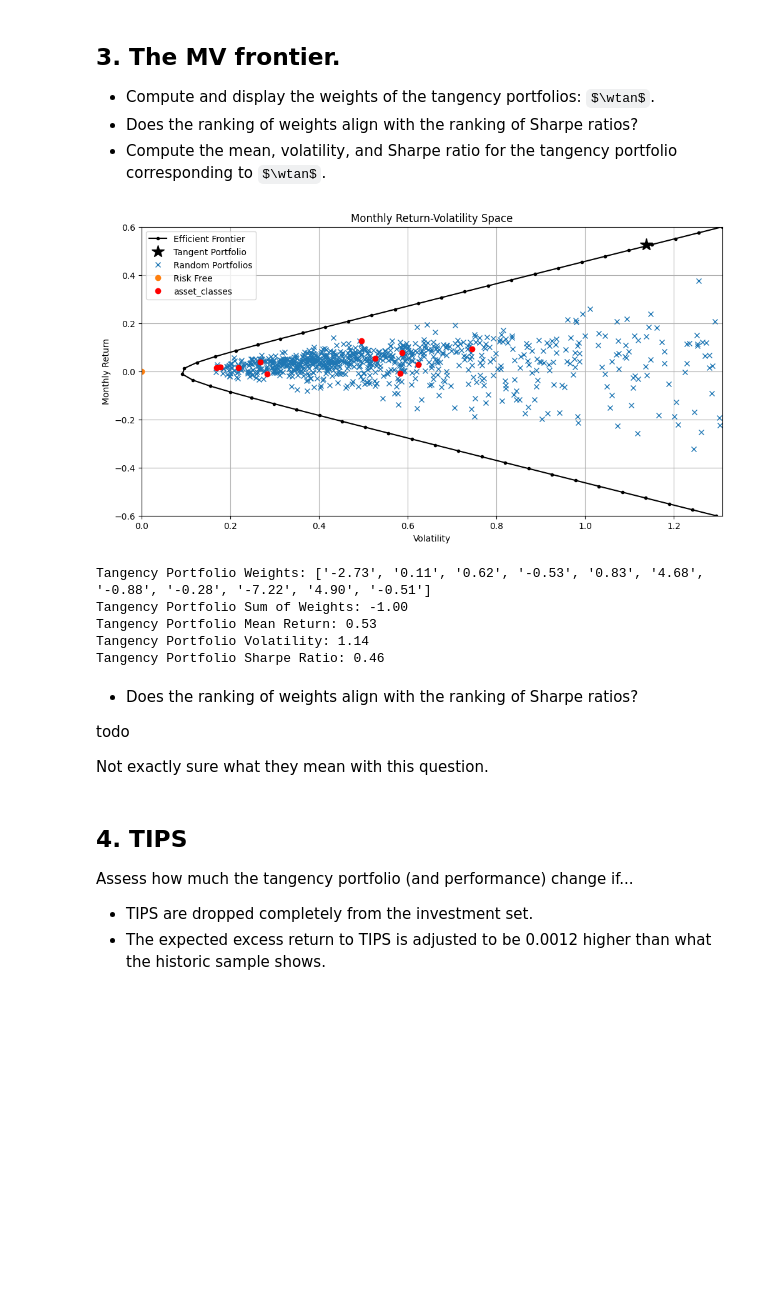
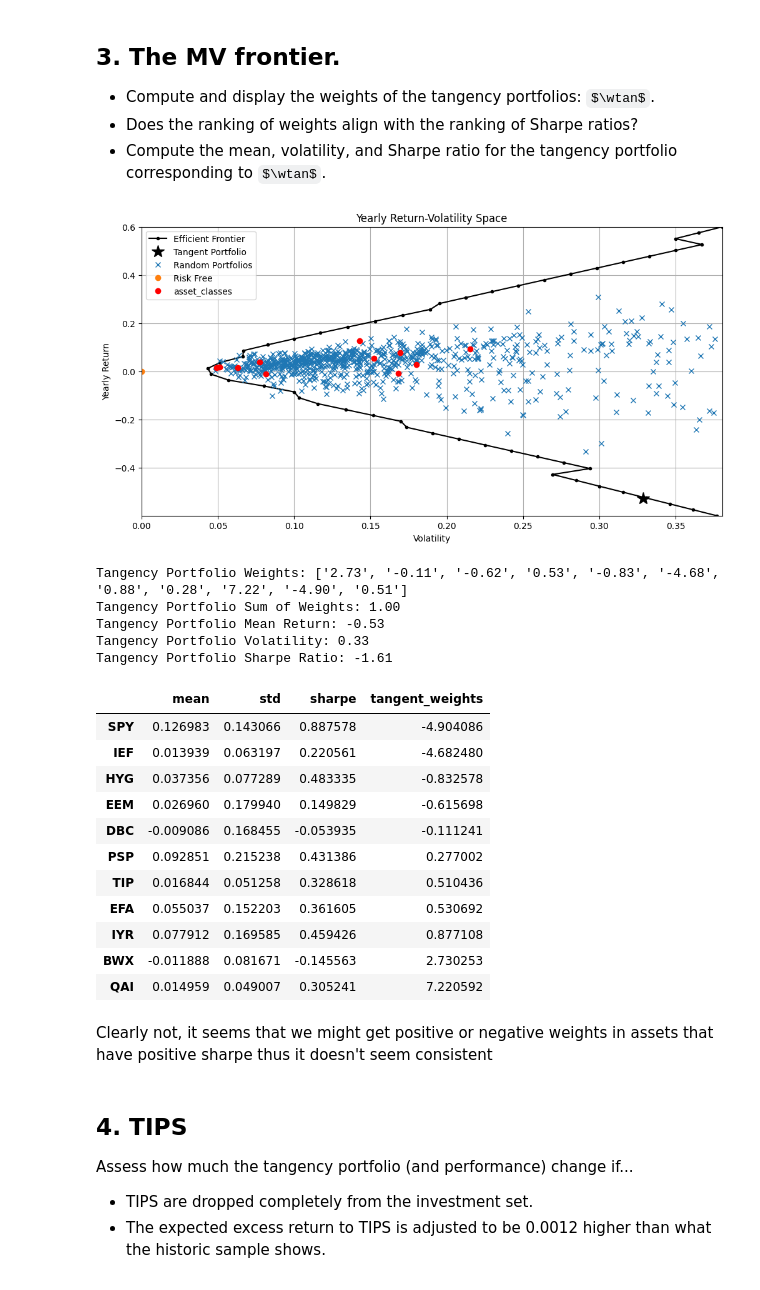
Before and after one commit to smturro2/finm-portfolio-2024, a Jupyter notebook: homework/Homework 1.ipynb, the cells around one changed output. Cells and saved outputs as stored; diff of their text form; code cells hidden in the pictures; some formulas as TeX source; blank space fills up the shorter version.

```diff
--- a/homework/Homework 1.ipynb
+++ b/homework/Homework 1.ipynb
@@ -246,12 +284,12 @@ performing TIPS from 2011-2022.
 * Does the ranking of weights align with the ranking of Sharpe ratios?
 * Compute the mean, volatility, and Sharpe ratio for the tangency portfolio corresponding to $\wtan$.
 # %%
-def compute_stats(weights, mu_hat, sigma_hat):
-    p_return = weights.T @ mu_hat
-    p_vol = np.sqrt(weights.T @ sigma_hat @ weights)
+def compute_stats(weights, mu_hat, sigma_hat, scale=12):
+    p_return = weights.T @ mu_hat * scale
+    p_vol = np.sqrt(weights.T @ sigma_hat @ weights) * np.sqrt(scale)
     return p_vol, p_return
 
-def run_optimization(target_return, mu_hat, sigma_hat, bounds=None):
+def run_optimization(target_return, mu_hat, sigma_hat, bounds=None, scale=12):
     n = len(mu_hat)
     x0 = np.ones(n) / n
 
@@ -270,41 +308,42 @@ def run_optimization(target_return, mu_hat, sigma_hat, bounds=None):
 
     result = scipy.optimize.minimize(objective, x0, constraints=constraints, bounds=bounds)
 
-    return [np.sqrt(result.fun), target_return, result.x]
+    mv_vol, mv_return = compute_stats(result.x, mu_hat, sigma_hat, scale=scale)
+    return [mv_vol, mv_return, result.x]
 
 
-def tangent_portfolio(mu_hat, sigma_hat):
+def tangent_portfolio(mu_hat, sigma_hat, flip_weights=False, scale=12):
     sigma_inv = np.linalg.inv(sigma_hat)
     weights = sigma_inv @ mu_hat
     weights = weights / np.sum(weights)
 
     t_vol, t_return = compute_stats(weights, mu_hat, sigma_hat)
-    if t_return < 0:
+    if t_return < 0 and flip_weights:
         weights *= -1
-        t_vol, t_return = compute_stats(weights, mu_hat, sigma_hat)
+        t_vol, t_return = compute_stats(weights, mu_hat, sigma_hat, scale=12)
     return [t_vol, t_return, weights]
 
-def plot_return_vol_space(df_returns, only_frontier=False, sub_label = "", color='black', risk_free_rate=0):
+def plot_return_vol_space(df_returns, only_frontier=False, sub_label = "", color='black', risk_free_rate=0, scale=12):
     mu_hat = df_returns.mean().values
     sigma_hat = df_returns.cov().values
 
     # Efficient frontier
-    eff_set = [run_optimization(x, mu_hat, sigma_hat)
-               for x in np.linspace(-.6, .6)]
+    eff_set = [run_optimization(x, mu_hat, sigma_hat, scale=scale)
+               for x in np.linspace(-.6, .6)/scale]
 
     if not only_frontier:
         # random portfolios
         n_random = 1000
         random_weights = np.random.randn(n_random, len(mu_hat))
         random_weights /= random_weights.sum(axis=1)[:, None]
-        random_set = [compute_stats(w, mu_hat, sigma_hat)
+        random_set = [compute_stats(w, mu_hat, sigma_hat, scale=scale)
                       for w in random_weights]
 
         # risk free
         risk_free = [0, risk_free_rate]
 
     # tangent portfolio
-    t_vol, t_return, t_weights = tangent_portfolio(mu_hat, sigma_hat)
+    t_vol, t_return, t_weights = tangent_portfolio(mu_hat, sigma_hat, scale=scale)
     # # Use grid search over mu
     # sharpe_ratios = [p[1] / p[0] for p in eff_set]
     # max_sharpe_idx = np.argmax(sharpe_ratios)
@@ -313,54 +352,67 @@ def plot_return_vol_space(df_returns, only_frontier=False, sub_label = "", color
     # plot
     plt.plot([p[0] for p in eff_set], [p[1] for p in eff_set], '.-', label=sub_label + 'Efficient Frontier', color=color)
     plt.plot(t_vol, t_return, '*', markersize=15, label=sub_label + 'Tangent Portfolio', color=color)
-    # plt.plot(m_vol, m_return, '*', markersize=15, label=sub_label + 'Mark Tangent Portfolio', color="red")
     if not only_frontier:
         plt.plot([p[0] for p in random_set], [p[1] for p in random_set], 'x', label=sub_label + 'Random Portfolios')
         plt.plot(*risk_free, 'o', label='Risk Free')
 
         # Assets
         for i, txt in enumerate(df_returns.columns):
+            vol_scaled = np.sqrt(sigma_hat[i, i]) * np.sqrt(12)
+            mu_scaled = mu_hat[i] * 12
             if i ==0:
-                plt.plot(np.sqrt(sigma_hat[i, i]), mu_hat[i], 'or', label="asset_classes")
+                plt.plot(vol_scaled, mu_scaled, 'or', label="asset_classes")
             else:
-                plt.plot(np.sqrt(sigma_hat[i, i]), mu_hat[i], 'or')
+                plt.plot(vol_scaled, mu_scaled, 'or')
     plt.xlabel('Volatility')
-    plt.ylabel('Monthly Return')
-    plt.title('Monthly Return-Volatility Space')
+    plt.ylabel('Yearly Return')
+    plt.title('Yearly Return-Volatility Space')
     plt.grid(True)
 
     # Restrict based on efficient froniter
     if not only_frontier:
         plt.xlim(0, max([p[0] for p in eff_set]))
         plt.ylim(min([p[1] for p in eff_set]), max([p[1] for p in eff_set]))
 
     plt.legend()
     return t_vol, t_return, t_weights
 
 
 plt.figure(figsize=(12, 6))
-tangent_vol, tangent_return, tangent_weights = plot_return_vol_space(df_returns * 12)
+tangent_vol, tangent_return, tangent_weights = plot_return_vol_space(df_returns)
 
 
 plt.show()
 print(f"Tangency Portfolio Weights: {[f'{weight:.2f}' for weight in tangent_weights]}")
 print(f"Tangency Portfolio Sum of Weights: {sum(tangent_weights):.2f}")
 print(f"Tangency Portfolio Mean Return: {tangent_return:.2f}")
 print(f"Tangency Portfolio Volatility: {tangent_vol:.2f}")
 print(f"Tangency Portfolio Sharpe Ratio: {tangent_return / tangent_vol:.2f}")
 # %% [output]
-[figure, old version]
+[figure, new version]
-Tangency Portfolio Weights: ['-2.73', '0.11', '0.62', '-0.53', '0.83', '4.68', '-0.88', '-0.28', '-7.22', '4.90', '-0.51']
-Tangency Portfolio Sum of Weights: -1.00
-Tangency Portfolio Mean Return: 0.53
-Tangency Portfolio Volatility: 1.14
-Tangency Portfolio Sharpe Ratio: 0.46
+Tangency Portfolio Weights: ['2.73', '-0.11', '-0.62', '0.53', '-0.83', '-4.68', '0.88', '0.28', '7.22', '-4.90', '0.51']
+Tangency Portfolio Sum of Weights: 1.00
+Tangency Portfolio Mean Return: -0.53
+Tangency Portfolio Volatility: 0.33
+Tangency Portfolio Sharpe Ratio: -1.61
-# %% [markdown]
-* Does the ranking of weights align with the ranking of Sharpe ratios?
-
-todo
-
-Not exactly sure what they mean with this question.
+# %%
+df_summary["tangent_weights"] = tangent_weights
+df_summary.sort_values("tangent_weights")
+# %% [output]
+|  | mean | std | sharpe | tangent_weights |
+| SPY | 0.126983 | 0.143066 | 0.887578 | -4.904086 |
+| IEF | 0.013939 | 0.063197 | 0.220561 | -4.682480 |
+| HYG | 0.037356 | 0.077289 | 0.483335 | -0.832578 |
+| EEM | 0.026960 | 0.179940 | 0.149829 | -0.615698 |
+| DBC | -0.009086 | 0.168455 | -0.053935 | -0.111241 |
+| PSP | 0.092851 | 0.215238 | 0.431386 | 0.277002 |
+| TIP | 0.016844 | 0.051258 | 0.328618 | 0.510436 |
+| EFA | 0.055037 | 0.152203 | 0.361605 | 0.530692 |
+| IYR | 0.077912 | 0.169585 | 0.459426 | 0.877108 |
+| BWX | -0.011888 | 0.081671 | -0.145563 | 2.730253 |
+| QAI | 0.014959 | 0.049007 | 0.305241 | 7.220592 |
+# %% [markdown]
+Clearly not, it seems that we might get positive or negative weights in assets that have positive sharpe thus it doesn't seem consistent
 # %% [markdown]
 
 ## 4. TIPS
```
Also changed, not shown: parts of 18 cells of this notebook, 4 other files.
